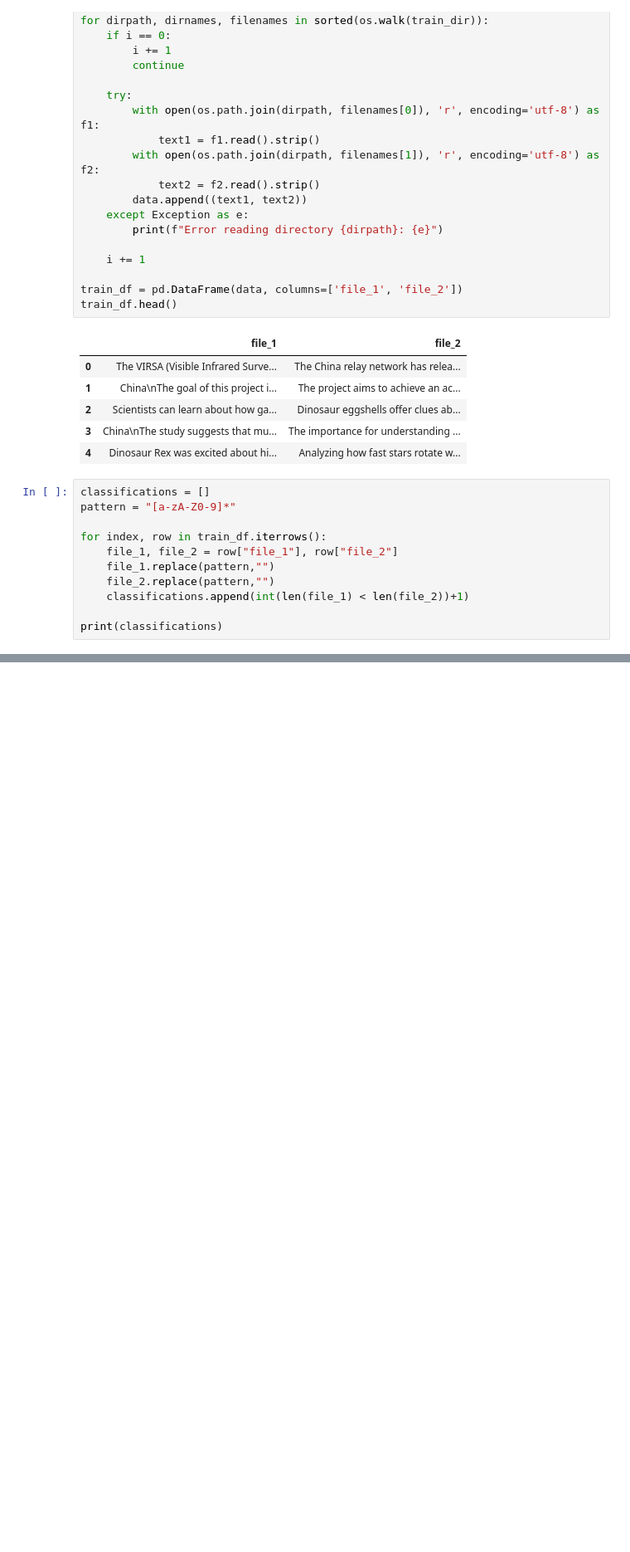
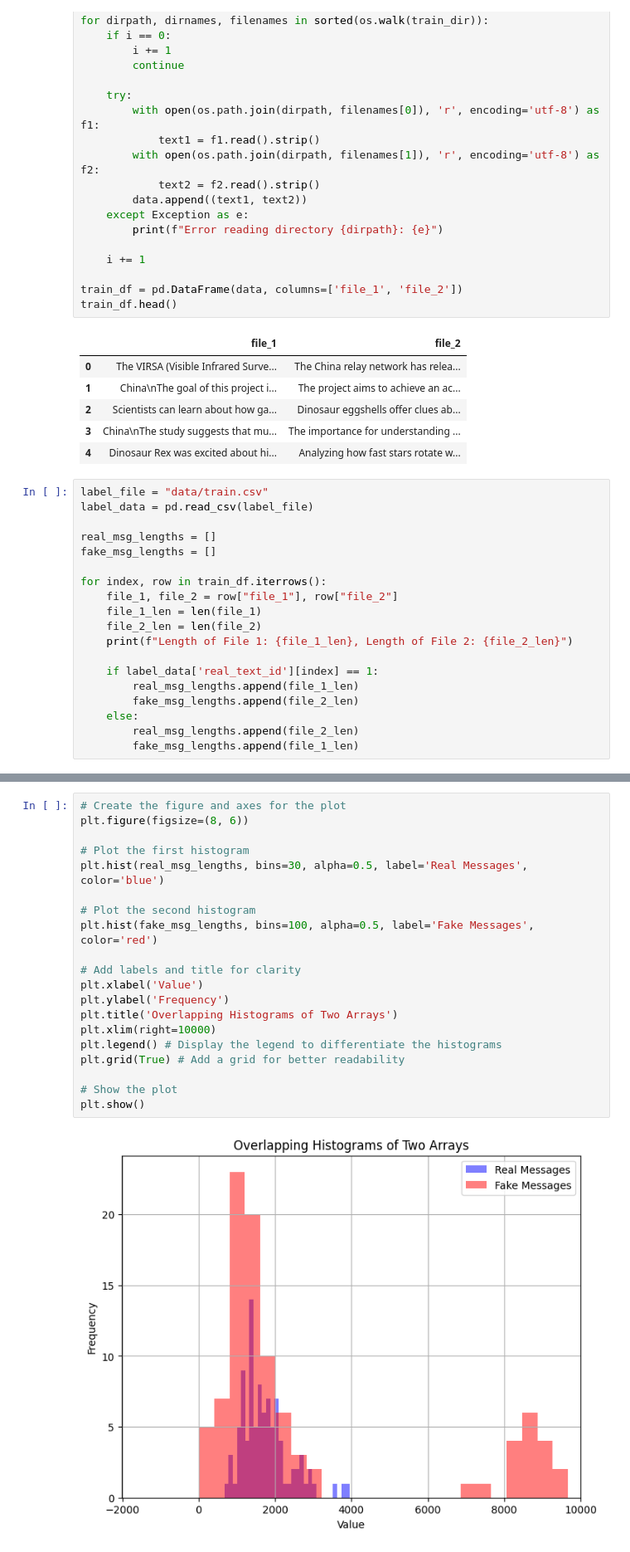
Before and after one commit to shaeantoine/real_or_fake, a Jupyter notebook: main.ipynb, the cells around one changed output, grey strips where cells are left out. Shown at 83% size. Saved outputs shown, nothing was run; the diff lists cells and outputs as text; blank space fills up the shorter version.

Commit message:
Implement first EDA observation

```diff
--- a/main.ipynb
+++ b/main.ipynb
@@ -67,14 +70,22 @@ train_df.head()
 | 3 | China\nThe study suggests that mu... | The importance for understanding ... |
 | 4 | Dinosaur Rex was excited about hi... | Analyzing how fast stars rotate w... |
 # %%
-classifications = []
-pattern = "[a-zA-Z0-9]*"
+label_file = "data/train.csv"
+label_data = pd.read_csv(label_file)
+
+real_msg_lengths = []
+fake_msg_lengths = []
 
 for index, row in train_df.iterrows():
     file_1, file_2 = row["file_1"], row["file_2"]
-    file_1.replace(pattern,"")
-    file_2.replace(pattern,"")
-    classifications.append(int(len(file_1) < len(file_2))+1)
+    file_1_len = len(file_1)
+    file_2_len = len(file_2)
+    print(f"Length of File 1: {file_1_len}, Length of File 2: {file_2_len}")
 
-print(classifications)
+    if label_data['real_text_id'][index] == 1:
+        real_msg_lengths.append(file_1_len)
+        fake_msg_lengths.append(file_2_len)
+    else:
+        real_msg_lengths.append(file_2_len)
+        fake_msg_lengths.append(file_1_len)
 # %% [output]
@@ -81,0 +109,22 @@ print(classifications)
+# %%
+# Create the figure and axes for the plot
+plt.figure(figsize=(8, 6))
+
+# Plot the first histogram
+plt.hist(real_msg_lengths, bins=30, alpha=0.5, label='Real Messages', color='blue')
+
+# Plot the second histogram
+plt.hist(fake_msg_lengths, bins=100, alpha=0.5, label='Fake Messages', color='red')
+
+# Add labels and title for clarity
+plt.xlabel('Value')
+plt.ylabel('Frequency')
+plt.title('Overlapping Histograms of Two Arrays')
+plt.xlim(right=10000)
+plt.legend() # Display the legend to differentiate the histograms
+plt.grid(True) # Add a grid for better readability
+
+# Show the plot
+plt.show()
+# %% [output]
+[figure, added]
```
Also changed, not shown: parts of 4 cells of this notebook.
